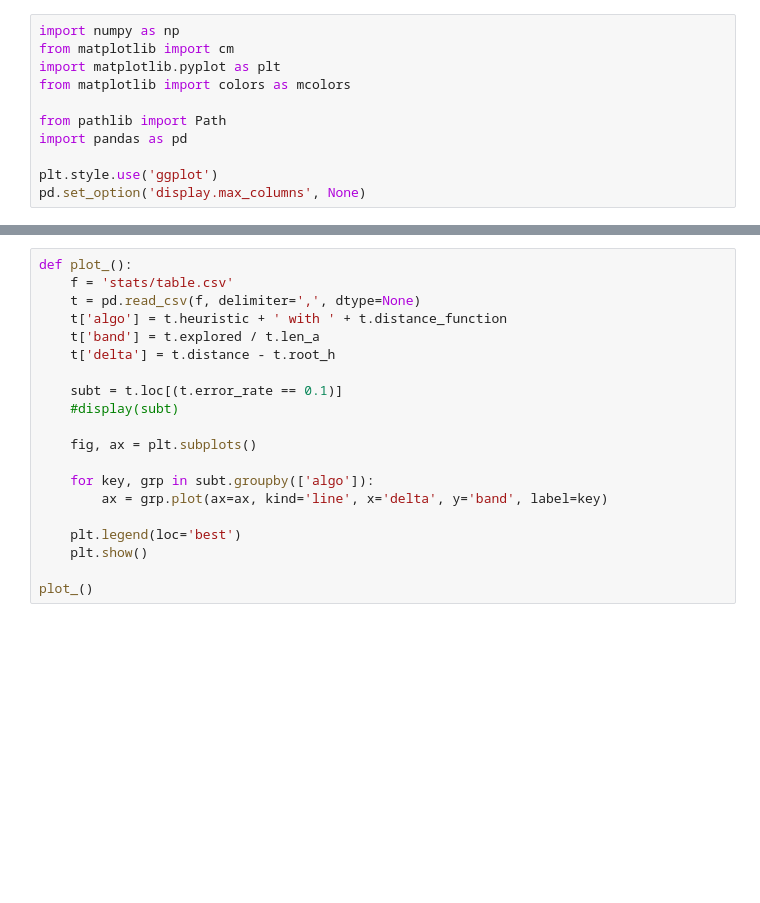
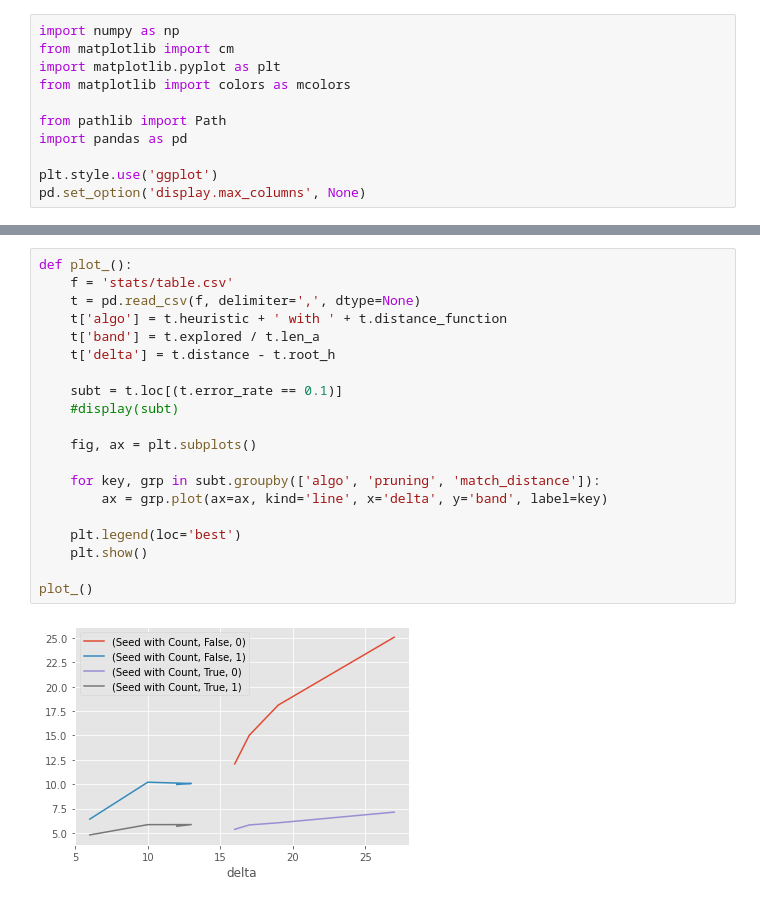
Before and after one commit to RagnarGrootKoerkamp/astar-pairwise-aligner, a Jupyter notebook: evals/visualize-explored.ipynb, the cells around one changed output, grey strips where cells are left out. Cells and saved outputs as stored; diff of their text form; blank space fills up the shorter version.

```diff
--- a/evals/visualize-explored.ipynb
+++ b/evals/visualize-explored.ipynb
@@ -87,20 +108,22 @@ plot_l()
 # %%
 def plot_():
     f = 'stats/table.csv'
     t = pd.read_csv(f, delimiter=',', dtype=None)
     t['algo'] = t.heuristic + ' with ' + t.distance_function
     t['band'] = t.explored / t.len_a
     t['delta'] = t.distance - t.root_h
 
     subt = t.loc[(t.error_rate == 0.1)]
     #display(subt)
 
     fig, ax = plt.subplots()
 
-    for key, grp in subt.groupby(['algo']):
+    for key, grp in subt.groupby(['algo', 'pruning', 'match_distance']):
         ax = grp.plot(ax=ax, kind='line', x='delta', y='band', label=key)
 
     plt.legend(loc='best')
     plt.show()
 
 plot_()
+# %% [output]
+[figure, added]
```
Also changed, not shown: parts of 3 cells of this notebook.
